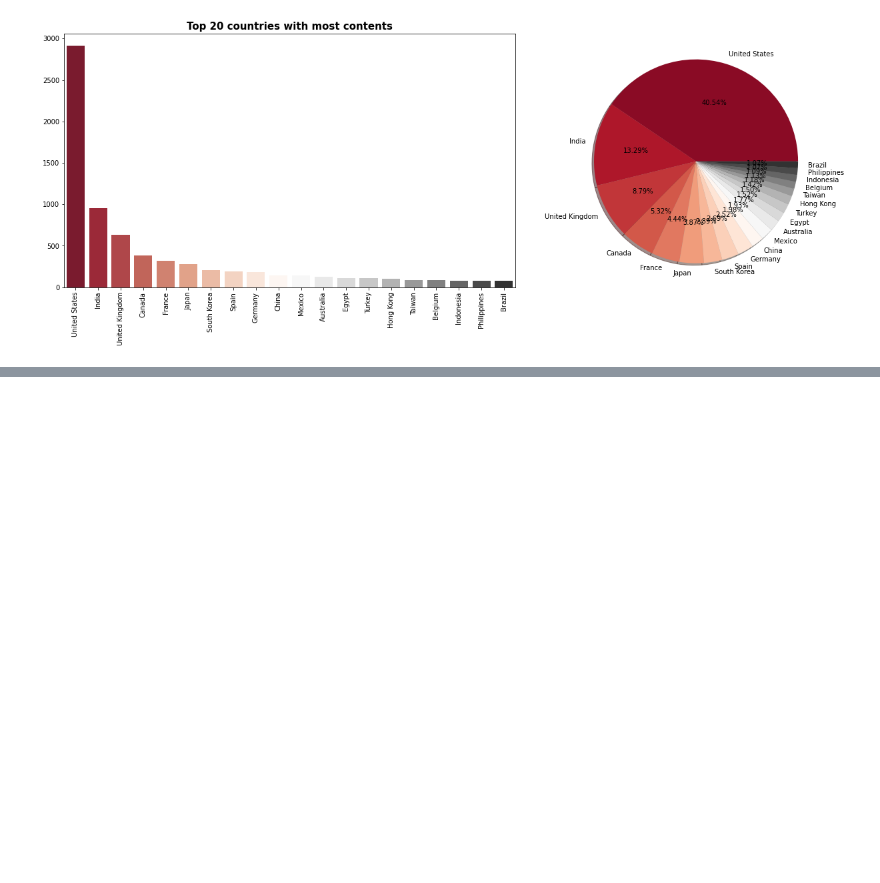
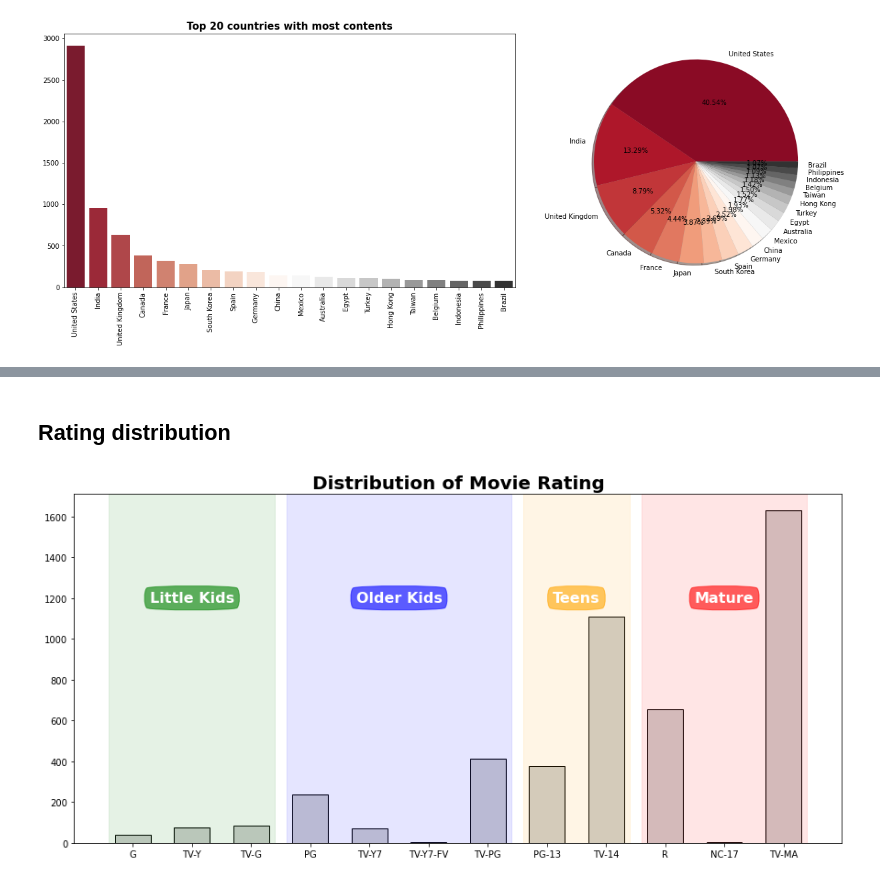
Before and after one commit to JDhyeok/data-science-starter, a Jupyter notebook: Netfilx/NetfilxVisualization.ipynb, the cells around one changed output, grey strips where cells are left out. Saved outputs shown, nothing was run; the diff lists cells and outputs as text; code cells hidden in the pictures; blank space fills up the shorter version.

```diff
--- a/Netfilx/NetfilxVisualization.ipynb
+++ b/Netfilx/NetfilxVisualization.ipynb
@@ -154,0 +202,33 @@ fig.show()
+# %% [markdown]
+## Rating distribution
+# %%
+rating_order_movie =  ['G', 'TV-Y', 'TV-G', 'PG', 'TV-Y7', 'TV-Y7-FV', 'TV-PG', 'PG-13', 'TV-14', 'R', 'NC-17', 'TV-MA']
+rating_order_tv =  [ 'TV-Y', 'TV-G', 'TV-Y7', 'TV-Y7-FV', 'TV-PG', 'TV-14', 'R', 'TV-MA']
+# %%
+movie_rating = df_movies['rating'].value_counts()[rating_order_movie]
+tv_rating = df_tv['rating'].value_counts()[rating_order_tv].fillna(0)
+# %%
+def rating_barplot(data, title, height, h_lim=None):
+    fig, ax = plt.subplots(1,1, figsize=(15, 7))
+    if h_lim :
+        ax.set_ylim(0, h_lim)
+    ax.bar(data.index, data,  color="#d0d0d0", width=0.6, edgecolor='black')
+
+    color =  ['green',  'blue',  'orange',  'red']
+    span_range = [[0, 2], [3,  6], [7, 8], [9, 11]]
+
+    for idx, sub_title in enumerate(['Little Kids', 'Older Kids', 'Teens', 'Mature']):
+        ax.annotate(sub_title,
+                    xy=(sum(span_range[idx])/2 ,height),
+                    xytext=(0,0), textcoords='offset points',
+                    va="center", ha="center",
+                    color="w", fontsize=16, fontweight='bold',
+                    bbox=dict(boxstyle='round4', pad=0.4, color=color[idx], alpha=0.6))
+        ax.axvspan(span_range[idx][0]-0.4,span_range[idx][1]+0.4,  color=color[idx], alpha=0.1)
+
+    ax.set_title(f'Distribution of {title} Rating', fontsize=20, fontweight='bold', position=(0.5, 1.0+0.03))
+    plt.show()
+# %%
+rating_barplot(movie_rating,'Movie', 1200)
+# %% [output]
+[figure, added]
```
Also changed, not shown: parts of 15 cells of this notebook.
